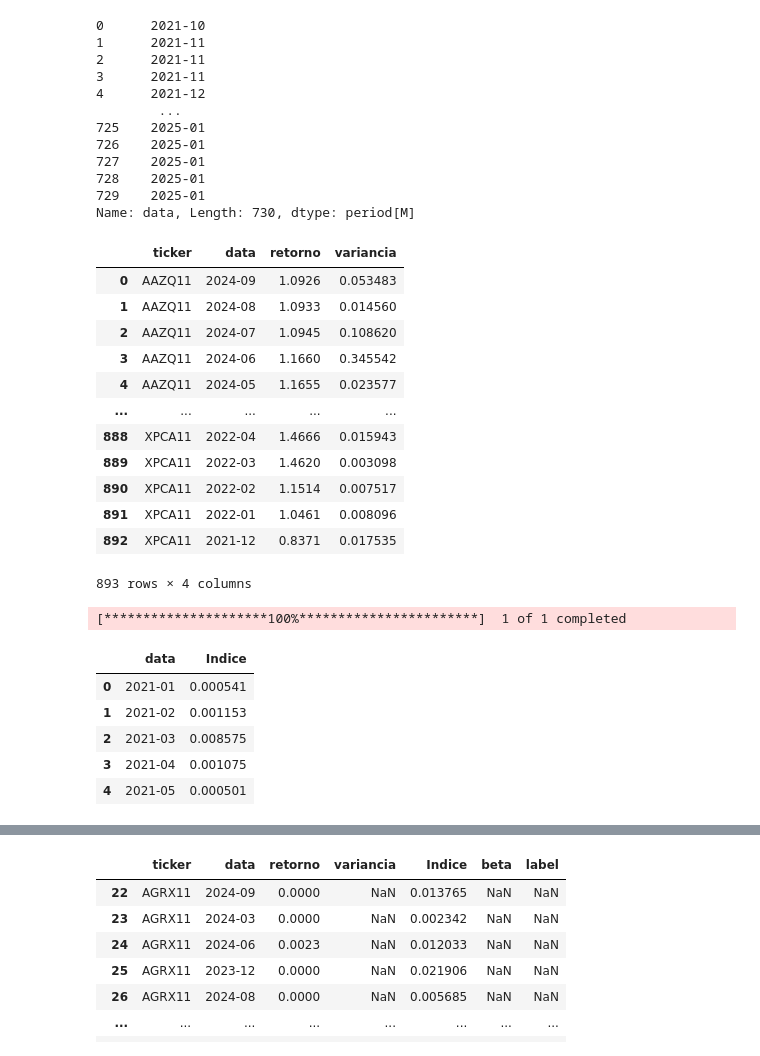
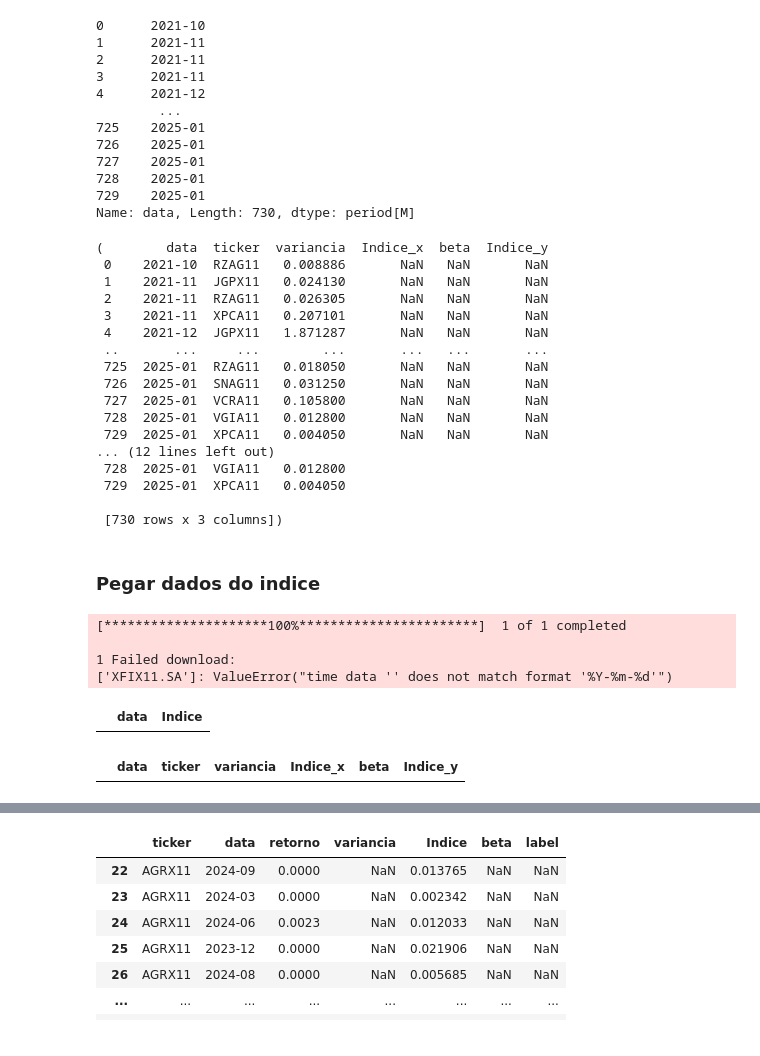
Before and after one commit to ErikMaia/tcc, a Jupyter notebook: src/analisys.ipynb, the cells around one changed output, grey strips where cells are left out. Drawn from its saved outputs; the diff is of its cells as text; code cells hidden in the pictures.

Commit message:
fix: names and marge to concat

```diff
--- a/src/analisys.ipynb
+++ b/src/analisys.ipynb
@@ -270,0 +268,3 @@ var
+# %%
+variance= variance.reset_index()
+variance
@@ -271,7 +285,7 @@ var
 # %%
-var.columns = ['data', 'ticker', 'variancia']
-var['data'] = pd.to_datetime(var['data']).dt.to_period("M")
-var['data']
+variance.columns = ['data', 'ticker', 'variancia']
+variance['data'] = pd.to_datetime(variance['data']).dt.to_period("M")
+variance['data']
 # %% [output]
 0      2021-10
 1      2021-11
@@ -285,35 +299,45 @@ var['data']
 728    2025-01
 729    2025-01
 Name: data, Length: 730, dtype: period[M]
+# %%
+# rotulo = pd.merge(rotulo,variance,'left',on=['ticker','data'])
+rotulo = pd.concat([rotulo,variance])
+rotulo,variance
+# %% [output]
+(        data  ticker  variancia  Indice_x  beta  Indice_y
+ 0    2021-10  RZAG11   0.008886       NaN   NaN       NaN
+ 1    2021-11  JGPX11   0.024130       NaN   NaN       NaN
+ 2    2021-11  RZAG11   0.026305       NaN   NaN       NaN
+ 3    2021-11  XPCA11   0.207101       NaN   NaN       NaN
+ 4    2021-12  JGPX11   1.871287       NaN   NaN       NaN
+ ..       ...     ...        ...       ...   ...       ...
+ 725  2025-01  RZAG11   0.018050       NaN   NaN       NaN
+ 726  2025-01  SNAG11   0.031250       NaN   NaN       NaN
+ 727  2025-01  VCRA11   0.105800       NaN   NaN       NaN
+ 728  2025-01  VGIA11   0.012800       NaN   NaN       NaN
+ 729  2025-01  XPCA11   0.004050       NaN   NaN       NaN
+... (12 lines left out)
+ 728  2025-01  VGIA11   0.012800
+ 729  2025-01  XPCA11   0.004050
+
+ [730 rows x 3 columns])
+# %% [markdown]
+### Pegar dados do indice
+# %%
+indice = yf.download(['XFIX11.SA'], start='2019-1-1', end='',multi_level_index=False)['Open']
+indice = indice.reset_index()
+indice['Data'] = indice['Date'].dt.to_period('M')
+indice = indice.groupby(by='Data')['Open'].var().reset_index()
+indice.columns = ['data', 'Indice']
+indice.head()
+# %% [output]
+[*********************100%***********************]  1 of 1 completed
+
+1 Failed download:
+['XFIX11.SA']: ValueError("time data '' does not match format '%Y-%m-%d'")
+|  | data | Indice |
 # %%
-rotulo = pd.merge(rotulo,var,'left',on=['ticker','data'])
+rotulo = pd.merge(rotulo,indice, on='data')
 rotulo
 # %% [output]
-|  | ticker | data | retorno | variancia |
-| 0 | AAZQ11 | 2024-09 | 1.0926 | 0.053483 |
-| 1 | AAZQ11 | 2024-08 | 1.0933 | 0.014560 |
-| 2 | AAZQ11 | 2024-07 | 1.0945 | 0.108620 |
-| 3 | AAZQ11 | 2024-06 | 1.1660 | 0.345542 |
-| 4 | AAZQ11 | 2024-05 | 1.1655 | 0.023577 |
-| ... | ... | ... | ... | ... |
-| 888 | XPCA11 | 2022-04 | 1.4666 | 0.015943 |
-| 889 | XPCA11 | 2022-03 | 1.4620 | 0.003098 |
-| 890 | XPCA11 | 2022-02 | 1.1514 | 0.007517 |
-| 891 | XPCA11 | 2022-01 | 1.0461 | 0.008096 |
-| 892 | XPCA11 | 2021-12 | 0.8371 | 0.017535 |
+|  | data | ticker | variancia | Indice_x | beta | Indice_y |
-893 rows × 4 columns
-# %%
-indice = yf.download(['XFIX11.SA'], start='2019-1-1',multi_level_index=False)['Open']
-indice = indice.reset_index()
-indice['Data'] = indice['Date'].dt.to_period('M')
-indice = indice.groupby(by='Data')['Open'].var().reset_index()
-indice.columns = ['data', 'Indice']
-indice.head()
-# %% [output]
-[*********************100%***********************]  1 of 1 completed
-|  | data | Indice |
-| 0 | 2021-01 | 0.000541 |
-| 1 | 2021-02 | 0.001153 |
-| 2 | 2021-03 | 0.008575 |
-| 3 | 2021-04 | 0.001075 |
-| 4 | 2021-05 | 0.000501 |
```
Also changed, not shown: parts of 10 cells of this notebook.
